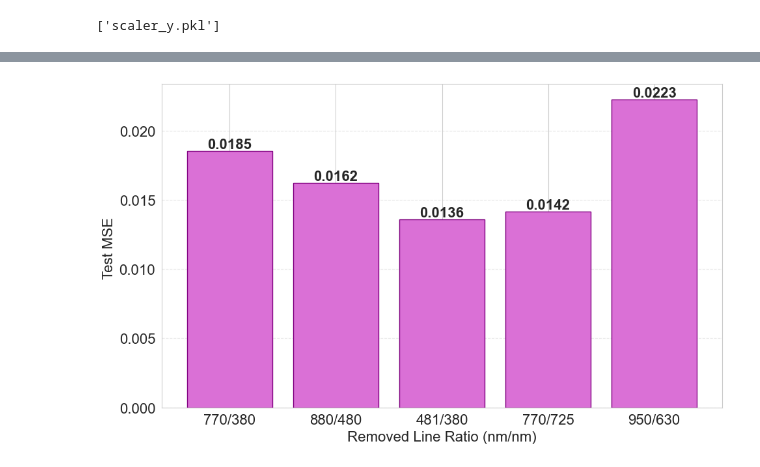
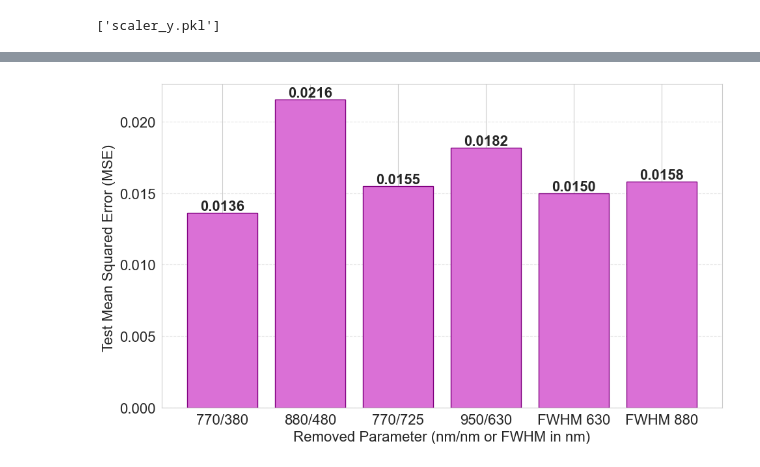
Before and after one commit to LinusRingstad/NPRE458, a Jupyter notebook: training_data/model_test.ipynb, the cells around one changed output, grey strips where cells are left out. Saved outputs shown, nothing was run; the diff lists cells and outputs as text; code cells hidden in the pictures.

```diff
--- a/training_data/model_test.ipynb
+++ b/training_data/model_test.ipynb
@@ -200,10 +200,0 @@ Temperature (te) MSE: 0.0197
-# %%
-#load ratio model from previous training
-
-trained_model = PlasmaMLP()
-
-trained_model.load_state_dict(torch.load('plasma_model_ratonly.pth'))
-trained_model.eval()
-
-scaler_x = joblib.load('scaler_x_ratonly.pkl')
-scaler_y = joblib.load('scaler_y_ratonly.pkl')
@@ -273,3 +207,13 @@ joblib.dump(scaler_x, 'scaler_x.pkl')
 joblib.dump(scaler_y, 'scaler_y.pkl')
 # %% [output]
 ['scaler_y.pkl']
+# %%
+#load ratio model from previous training
+
+trained_model = PlasmaMLP()
+
+trained_model.load_state_dict(torch.load('plasma_model.pth'))
+trained_model.eval()
+
+scaler_x = joblib.load('scaler_x.pkl')
+scaler_y = joblib.load('scaler_y.pkl')
@@ -276,7 +278,7 @@ joblib.dump(scaler_y, 'scaler_y.pkl')
 # %%
 
 
-feature_fancy = ['radius (m)','770/380', '880/480', '481/380', '770/725', '950/630']
+feature_fancy = ['radius (m)','770/380', '880/480', '770/725', '950/630', 'FWHM 630', 'FWHM 880']
 
 
 def run_ratio_ablation(df, features, targets, model_class):
@@ -336,7 +338,7 @@ def run_ratio_ablation(df, features, targets, model_class):
 
 # --- Execution ---
 # Define the order you want to test
-ordered_features = ['radius','rat1', 'rat2', 'rat3', 'rat4', 'rat5']
+ordered_features = ['radius','rat1', 'rat2', 'rat4', 'rat5', 'w630', 'w880']
 targets = ['ne', 'te']
 
 incremental_df = run_ratio_ablation(df_plasma, ordered_features, targets, PlasmaMLP)
@@ -351,7 +353,0 @@ Model without rat5: MSE = 0.022262
-# %%
-incremental_df.head()
-
-
-incremental_df.Removed_Ratio = pd.DataFrame(['770/380', '880/480', '481/380', '770/725', '950/630'])
-
-incremental_df.head()
@@ -365,18 +354,18 @@ incremental_df.head()
 # %%
 plt.figure(figsize=(10, 6))
 plt.rcParams.update({'font.size': 16})
-bars = plt.bar(incremental_df.Removed_Ratio, incremental_df.MSE, color='orchid', edgecolor='purple')
+bars = plt.bar(feature_fancy[1:], incremental_df.MSE, color='orchid', edgecolor='purple')
 
-plt.ylabel("Test MSE ")
-plt.xlabel("Removed Line Ratio (nm/nm)")
+plt.ylabel("Test Mean Squared Error (MSE) ")
+plt.xlabel("Removed Parameter (nm/nm or FWHM in nm)")
 plt.grid(axis='y', linestyle='--', alpha=0.5)
 
 for bar in bars:
     yval = bar.get_height()
     plt.text(bar.get_x() + bar.get_width()/2, yval, f'{yval:.4f}',
                 va='bottom', ha='center', fontweight='bold')
 
 plt.tight_layout()
 plt.show()
 # %% [output]
-[figure, old version]
+[figure, new version]
```
Also changed, not shown: parts of 8 cells of this notebook, 11 other files.
